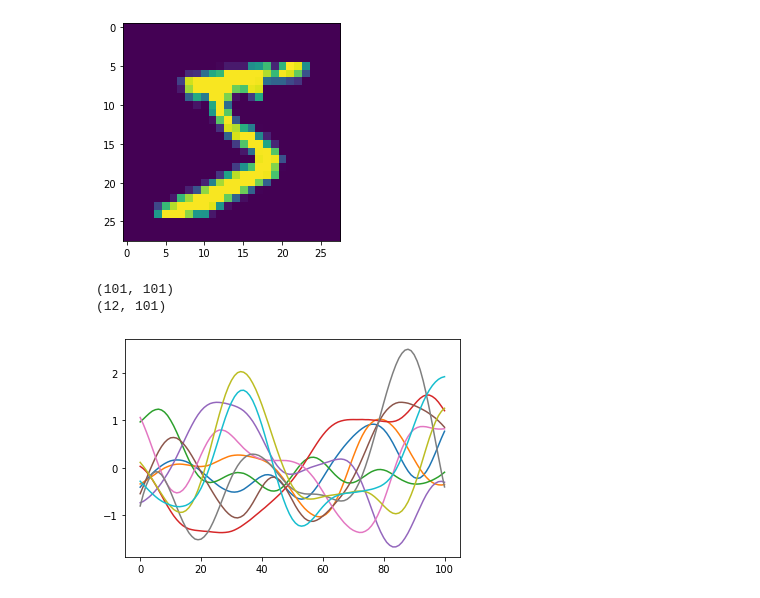
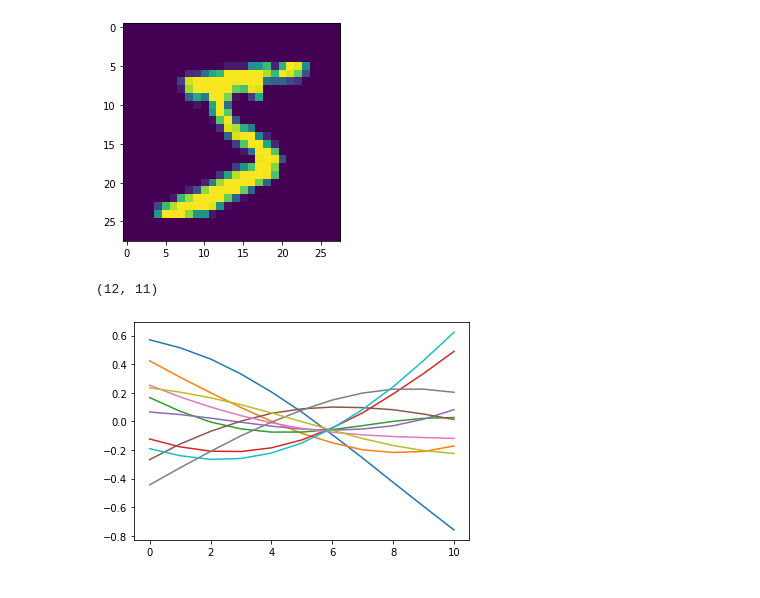
Before and after one commit to karasjoh000/KernelPCA, a Jupyter notebook: h2.ipynb, the cells around one changed output. Cells and saved outputs as stored; diff of their text form; code cells hidden in the pictures.

```diff
--- a/h2.ipynb
+++ b/h2.ipynb
@@ -90,18 +90,17 @@ def create_normal_distribution(kernel):
 # %%
 t=10
 gk = lambda i, j: np.exp( (-1.0 /  ( 2.0 * t**2 )) * (i - j)**2 )
-data = np.array([i for i in range(-100, 1)])
+data = np.array([i for i in range(-10, 1)])
 x,y,a,k = sampleRKHS(gk, data, rkhs_range=(-10,0))
-print(k.shape)
 print(a.shape)
 # plt.title(r'$\tau = 0.5$')
 # for i in range(0, 10):
 #     plt.plot(a[:, i])
 for i in range(0, 10):
     plt.plot(a[i, :])
 
-#plt.savefig("./latex/figures/t05.pdf")
+
+#plt.savefig("./latex/figures/t10.pdf")
 # %% [output]
-(101, 101)
-(12, 101)
+(12, 11)
-[figure, old version]
+[figure, new version]
```
Also changed, not shown: parts of 13 cells of this notebook, 8 other files.
